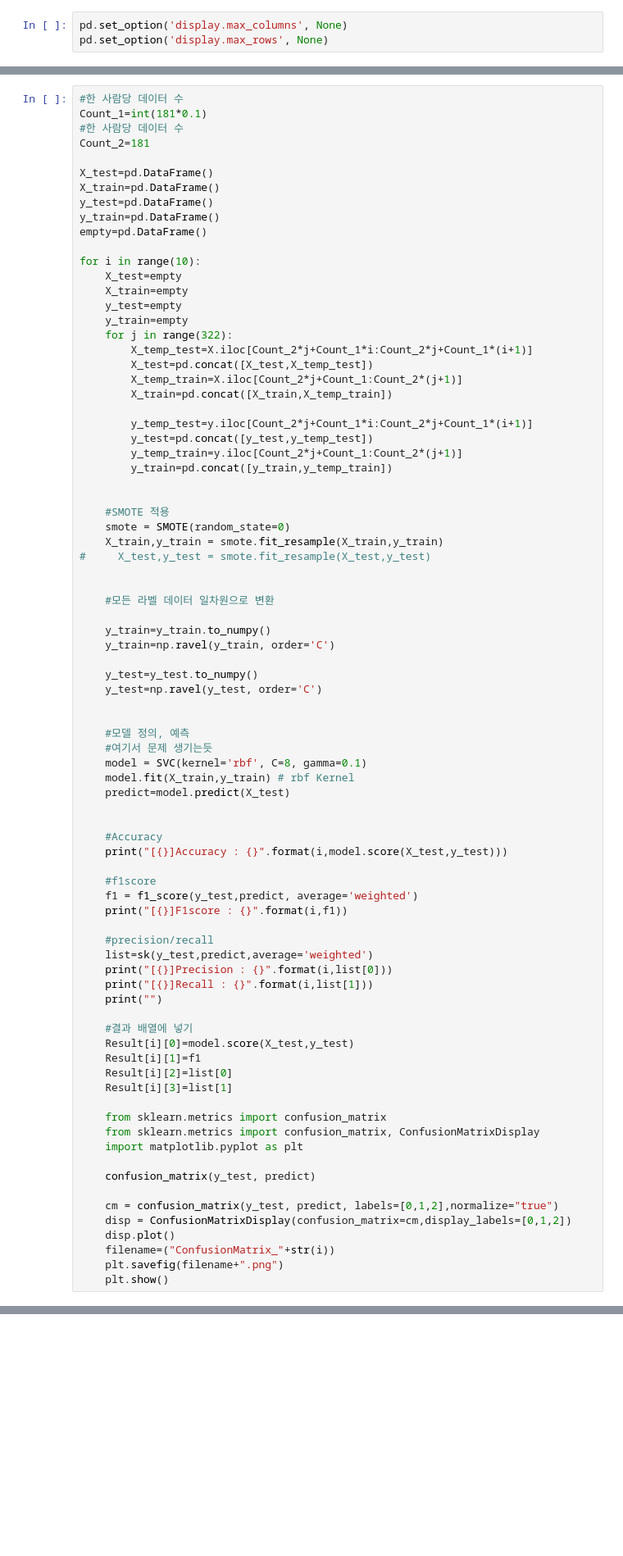
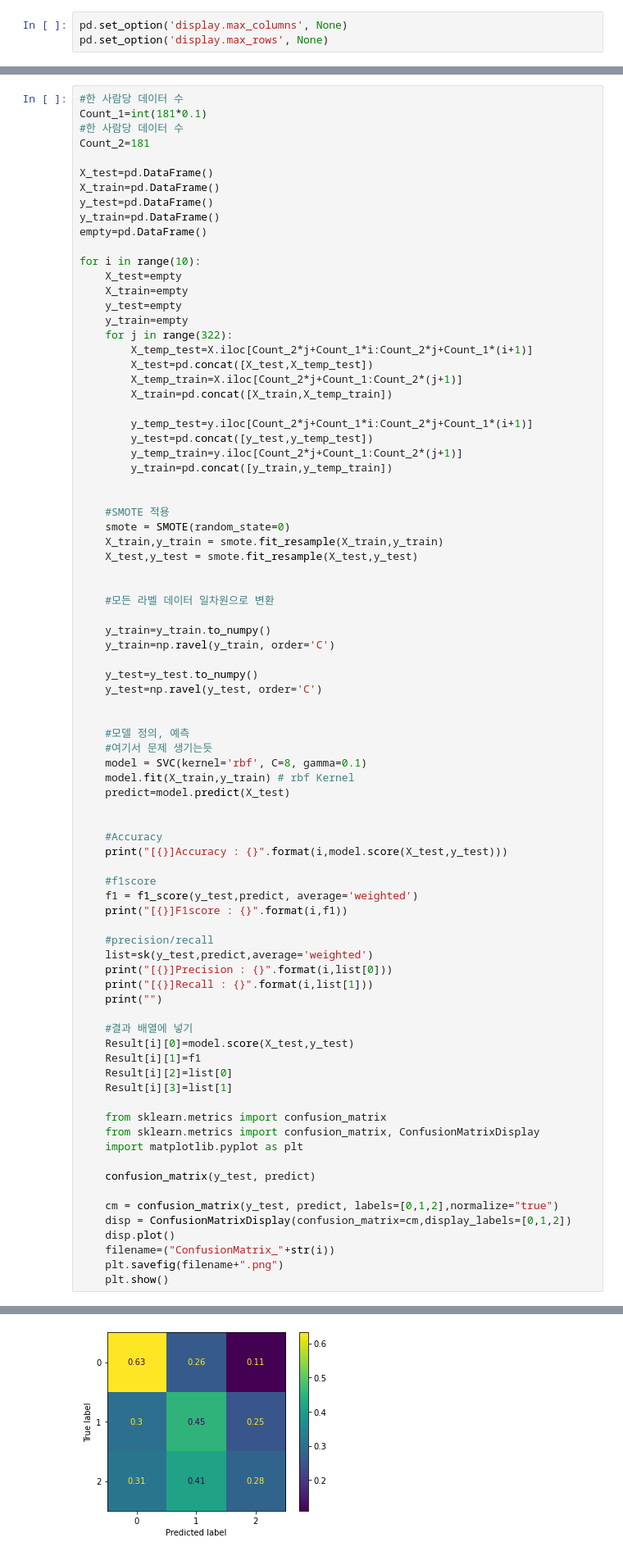
Before and after one commit to AI-BMI-Prediction/MachineLearningAlgorithms, a Jupyter notebook: SVM/SVM.ipynb, the cells around one changed output, grey strips where cells are left out. Shown at 82% size. Saved outputs shown, nothing was run; the diff lists cells and outputs as text; blank space fills up the shorter version.

```diff
--- a/SVM/SVM.ipynb
+++ b/SVM/SVM.ipynb
@@ -57,7 +57,7 @@ for i in range(10):
     #SMOTE 적용
     smote = SMOTE(random_state=0)
     X_train,y_train = smote.fit_resample(X_train,y_train)
-#     X_test,y_test = smote.fit_resample(X_test,y_test)
+    X_test,y_test = smote.fit_resample(X_test,y_test)
 
 
     #모든 라벨 데이터 일차원으로 변환
@@ -127,0 +115 @@ for i in range(10):
+[figure, added]
```
Also changed, not shown: parts of 3 cells of this notebook, 26 other files.
